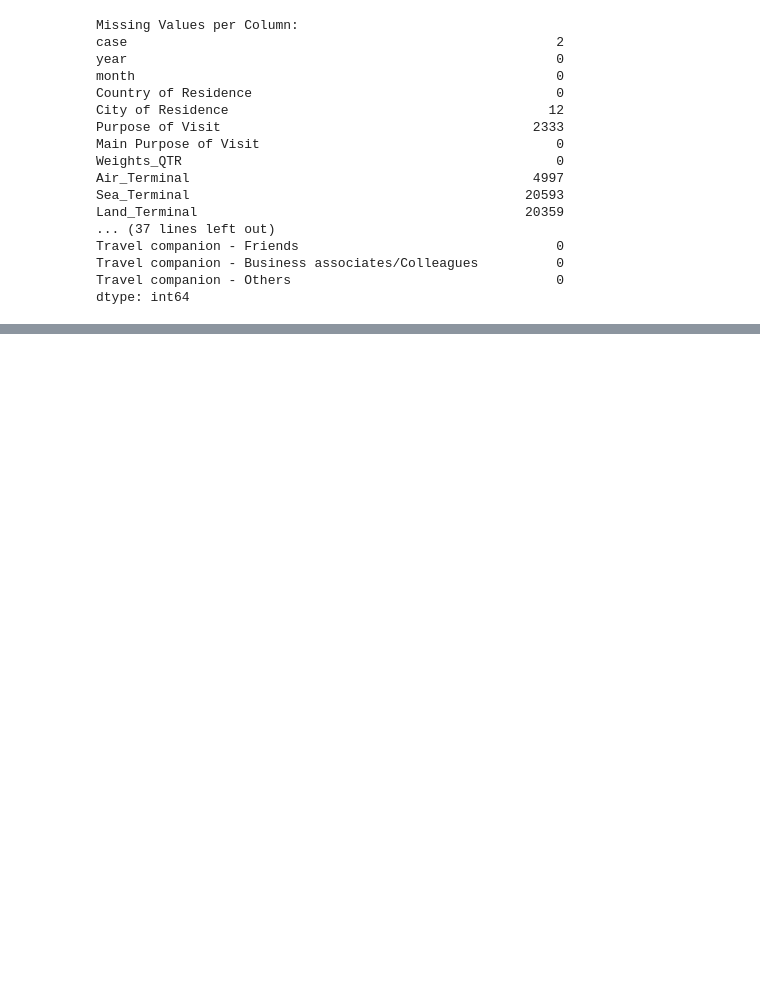
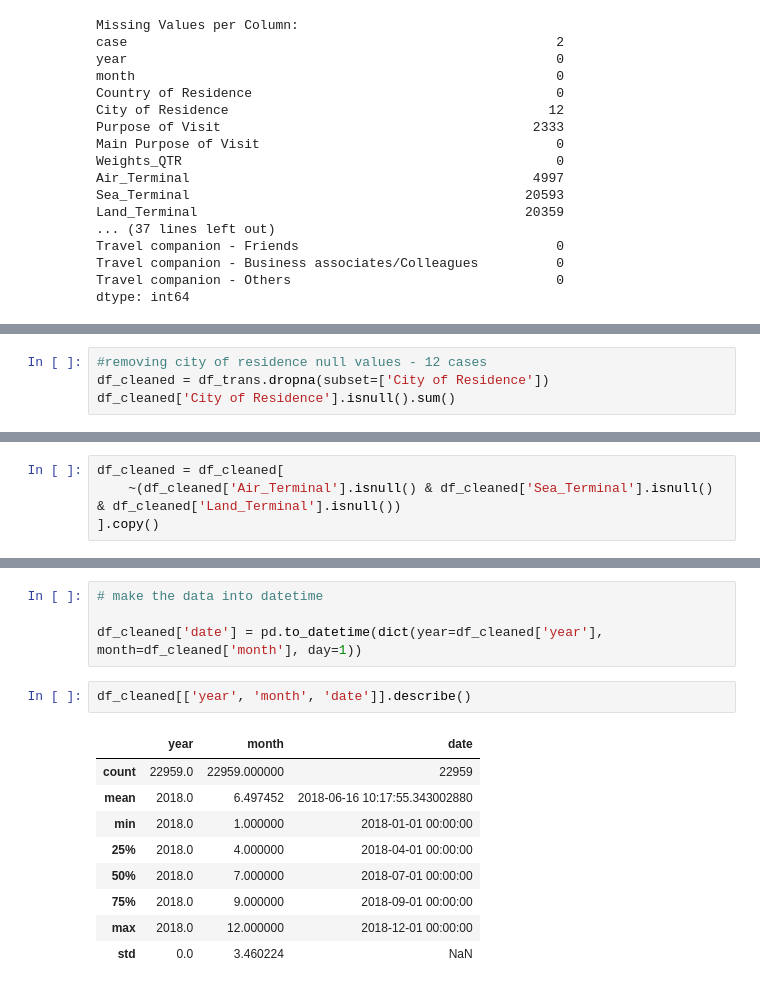
Before and after one commit to alvinhh01/Tourism, a Jupyter notebook: Datafile.ipynb, the cells around one changed output, grey strips where cells are left out. Saved outputs shown, nothing was run; the diff lists cells and outputs as text; blank space fills up the shorter version.

```diff
--- a/Datafile.ipynb
+++ b/Datafile.ipynb
@@ -258,0 +367,4 @@ Number of rows with NO terminal data: 3
+# %%
+#removing city of residence null values - 12 cases
+df_cleaned = df_trans.dropna(subset=['City of Residence'])
+df_cleaned['City of Residence'].isnull().sum()
@@ -258,0 +373,4 @@ Number of rows with NO terminal data: 3
+# %%
+df_cleaned = df_cleaned[
+    ~(df_cleaned['Air_Terminal'].isnull() & df_cleaned['Sea_Terminal'].isnull() & df_cleaned['Land_Terminal'].isnull())
+].copy()
@@ -258,0 +392,16 @@ Number of rows with NO terminal data: 3
+# %%
+# make the data into datetime
+
+df_cleaned['date'] = pd.to_datetime(dict(year=df_cleaned['year'], month=df_cleaned['month'], day=1))
+# %%
+df_cleaned[['year', 'month', 'date']].describe()
+# %% [output]
+|  | year | month | date |
+| count | 22959.0 | 22959.000000 | 22959 |
+| mean | 2018.0 | 6.497452 | 2018-06-16 10:17:55.343002880 |
+| min | 2018.0 | 1.000000 | 2018-01-01 00:00:00 |
+| 25% | 2018.0 | 4.000000 | 2018-04-01 00:00:00 |
+| 50% | 2018.0 | 7.000000 | 2018-07-01 00:00:00 |
+| 75% | 2018.0 | 9.000000 | 2018-09-01 00:00:00 |
+| max | 2018.0 | 12.000000 | 2018-12-01 00:00:00 |
+| std | 0.0 | 3.460224 | NaN |
```
Also changed, not shown: parts of 41 cells of this notebook.
